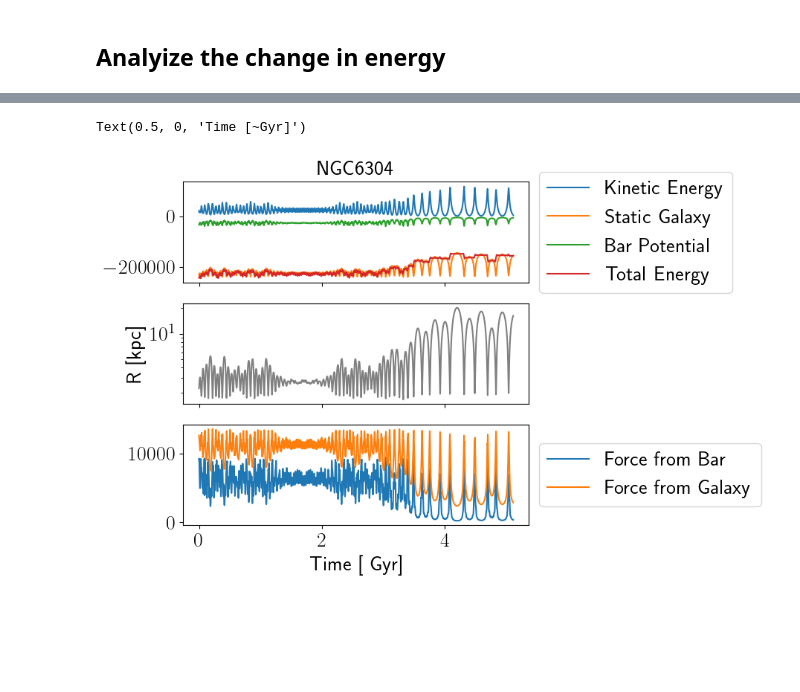
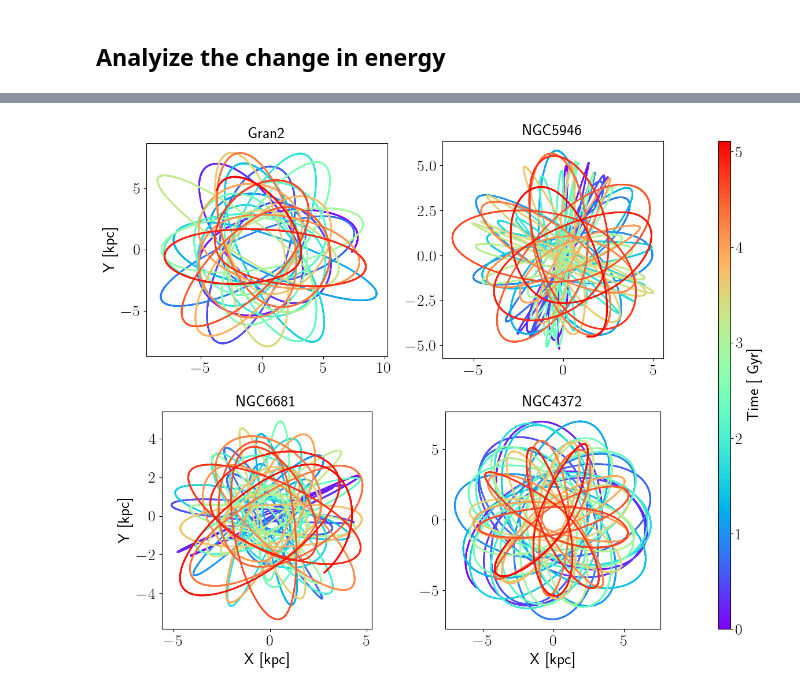
Before and after one commit to salvatore-ferrone/tstrippy, a Jupyter notebook: docs/source/bar.ipynb, the cells around one changed output, grey strips where cells are left out. Drawn from its saved outputs; the diff is of its cells as text; code cells hidden in the pictures; blank space fills up the shorter version.

```diff
--- a/docs/source/bar.ipynb
+++ b/docs/source/bar.ipynb
@@ -184,19 +183,39 @@ FBar=np.sqrt(FxBar**2 + FyBar**2 + FzBar**2)
-# %%
-fig,axis=plt.subplots(3,1,figsize=(6,6),sharex=True)
-axis[0].plot(timestamps,T/2,label="Kinetic Energy")
-axis[0].plot(timestamps,phiSG,label="Static Galaxy")
-axis[0].plot(timestamps,phiBar,label="Bar Potential")
-axis[0].plot(timestamps,E,label="Total Energy")
-axis[0].legend(loc='center left', bbox_to_anchor=(1, 0.5))
-axis[0].set_title(targetGC)
-axis[1].plot(timestamps,Rt,color="grey")
-axis[1].set_ylabel("R [kpc]")
-axis[1].set_yscale("log")
-
-axis[2].plot(timestamps,FBar,label="Force from Bar")
-axis[2].plot(timestamps,FSG, label="Force from Galaxy")
-axis[2].legend(loc='center left', bbox_to_anchor=(1, 0.5))
-axis[2].set_xlabel("Time [~Gyr]")
-# %% [output]
-Text(0.5, 0, 'Time [~Gyr]')
-[figure, removed]
+# %%
+fig= plt.figure(figsize=(12,10))
+gridspec=fig.add_gridspec(2,3,width_ratios=[1,1,0.05],height_ratios=[1,1])
+axes=[[],[]]
+axes[0].append(fig.add_subplot(gridspec[0,0]))
+axes[0].append(fig.add_subplot(gridspec[0,1]))
+axes[1].append(fig.add_subplot(gridspec[1,0]))
+axes[1].append(fig.add_subplot(gridspec[1,1]))
+caxis=fig.add_subplot(gridspec[:,2])
+
+im=axes[0][0].scatter(xt[top4[0],:],yt[top4[0],:],c=timestamps,marker='o',s=1,cmap=plt.cm.rainbow)
+axes[0][0].set_aspect("equal")
+axes[0][0].set_title("{:s}".format(GCdata['Cluster'][top4[0]]));
+
+axes[0][0].set_ylabel("Y [kpc]");
+
+im=axes[0][1].scatter(xt[top4[1],:],yt[top4[1],:],c=timestamps,marker='o',s=1,cmap=plt.cm.rainbow)
+axes[0][1].set_aspect("equal")
+axes[0][1].set_title("{:s}".format(GCdata['Cluster'][top4[1]]));
+
+
+
+im=axes[1][0].scatter(xt[top4[2],:],yt[top4[2],:],c=timestamps,marker='o',s=1,cmap=plt.cm.rainbow)
+axes[1][0].set_aspect("equal")
+axes[1][0].set_title("{:s}".format(GCdata['Cluster'][top4[2]]));
+axes[1][0].set_xlabel("X [kpc]");
+axes[1][0].set_ylabel("Y [kpc]");
+
+axes[1][1].scatter(xt[top4[3],:],yt[top4[3],:],c=timestamps,marker='o',s=1,cmap=plt.cm.rainbow)
+axes[1][1].set_aspect("equal")
+axes[1][1].set_title("{:s}".format(GCdata['Cluster'][top4[3]]));
+axes[1][1].set_xlabel("X [kpc]");
+
+
+cbar=fig.colorbar(im,cax=caxis,orientation='vertical')
+cbar.set_label("Time [~Gyr]")
+fig.tight_layout()
+# %% [output]
+[figure, added]
```
Also changed, not shown: parts of 12 cells of this notebook.
